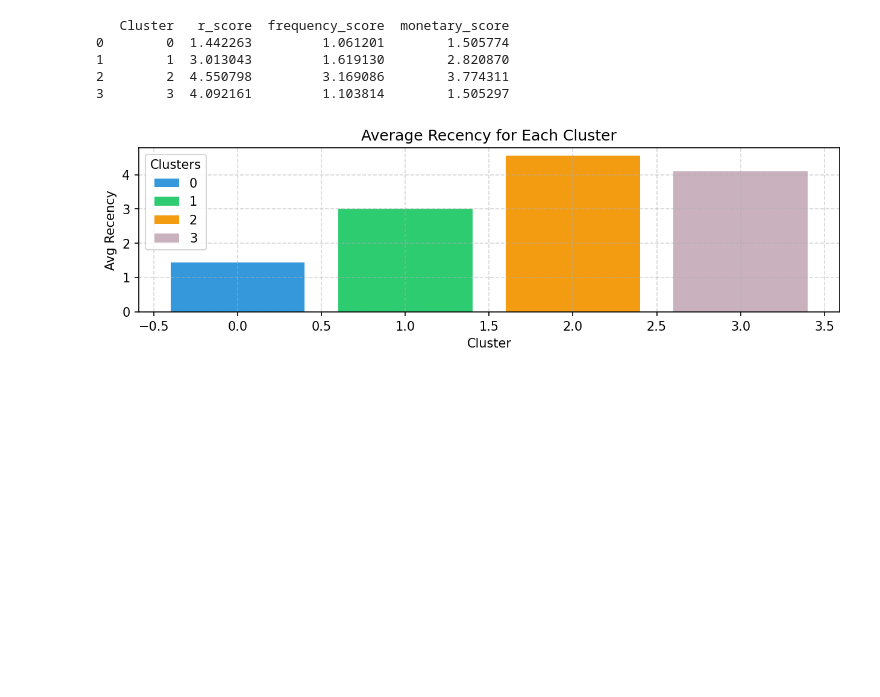
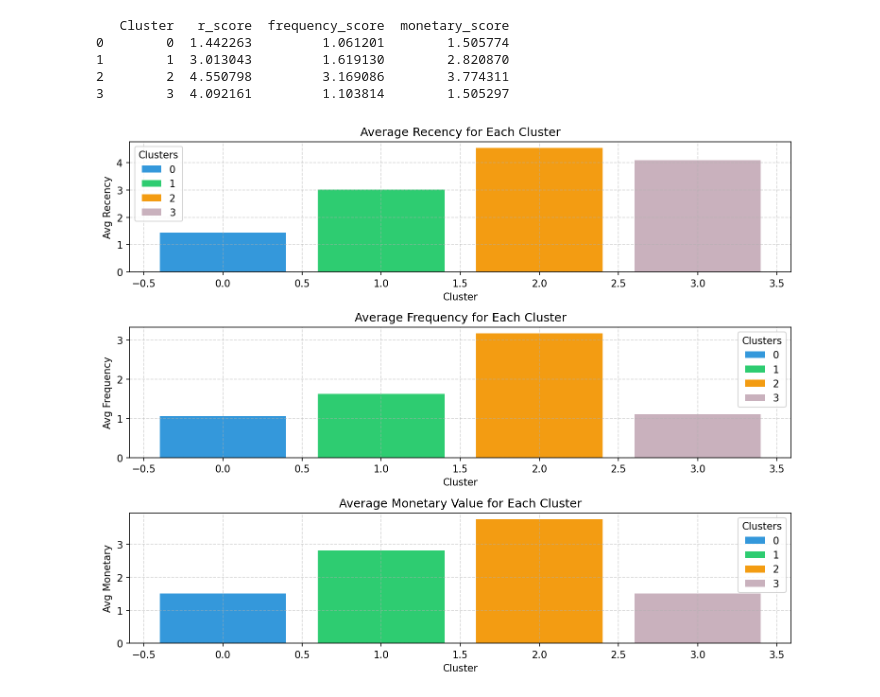
Before and after one commit to KhawajaAhmed/customer_segmentation_analysis, a Jupyter notebook: main.ipynb, the cells around one changed output. Saved outputs shown, nothing was run; the diff lists cells and outputs as text; code cells hidden in the pictures; blank space fills up the shorter version.

Commit message:
Plotted bar graphs with Average RFM values for each cluster.

```diff
--- a/main.ipynb
+++ b/main.ipynb
@@ -282,17 +274,36 @@ print(cluster_summary)
 # %%
 # Visualizing the clusters
 colors = ['#3498db', '#2ecc71', '#f39c12','#C9B1BD']
 plt.figure( figsize=(10,8),dpi=150)
 
-# plotting recency
+# plotting avg recency
 plt.subplot(3,1,1)
 bars = plt.bar(cluster_summary.index,cluster_summary['r_score'],color=colors)
 plt.xlabel('Cluster')
 plt.ylabel('Avg Recency')
 plt.title('Average Recency for Each Cluster')
 plt.grid(True, linestyle='--', alpha=0.5)
 plt.legend(bars, cluster_summary.index, title='Clusters')
 
+# plotting avg frerquency
+plt.subplot(3,1,2)
+bars = plt.bar(cluster_summary.index, cluster_summary['frequency_score'],color = colors)
+plt.xlabel('Cluster')
+plt.ylabel('Avg Frequency')
+plt.title('Average Frequency for Each Cluster')
+plt.grid(True, linestyle='--',alpha=0.5)
+plt.legend(bars, cluster_summary.index,title='Clusters')
+
+#plotting avg monetary
+plt.subplot(3,1,3)
+bars = plt.bar(cluster_summary.index, cluster_summary['monetary_score'],color = colors)
+plt.xlabel('Cluster')
+plt.ylabel('Avg Monetary')
+plt.title('Average Monetary Value for Each Cluster')
+plt.grid(True, linestyle='--',alpha=0.5)
+plt.legend(bars, cluster_summary.index,title='Clusters')
+
+plt.tight_layout()
 plt.show()
 # %% [output]
-[figure, old version]
+[figure, new version]
```
Also changed, not shown: parts of 1 cell of this notebook.
